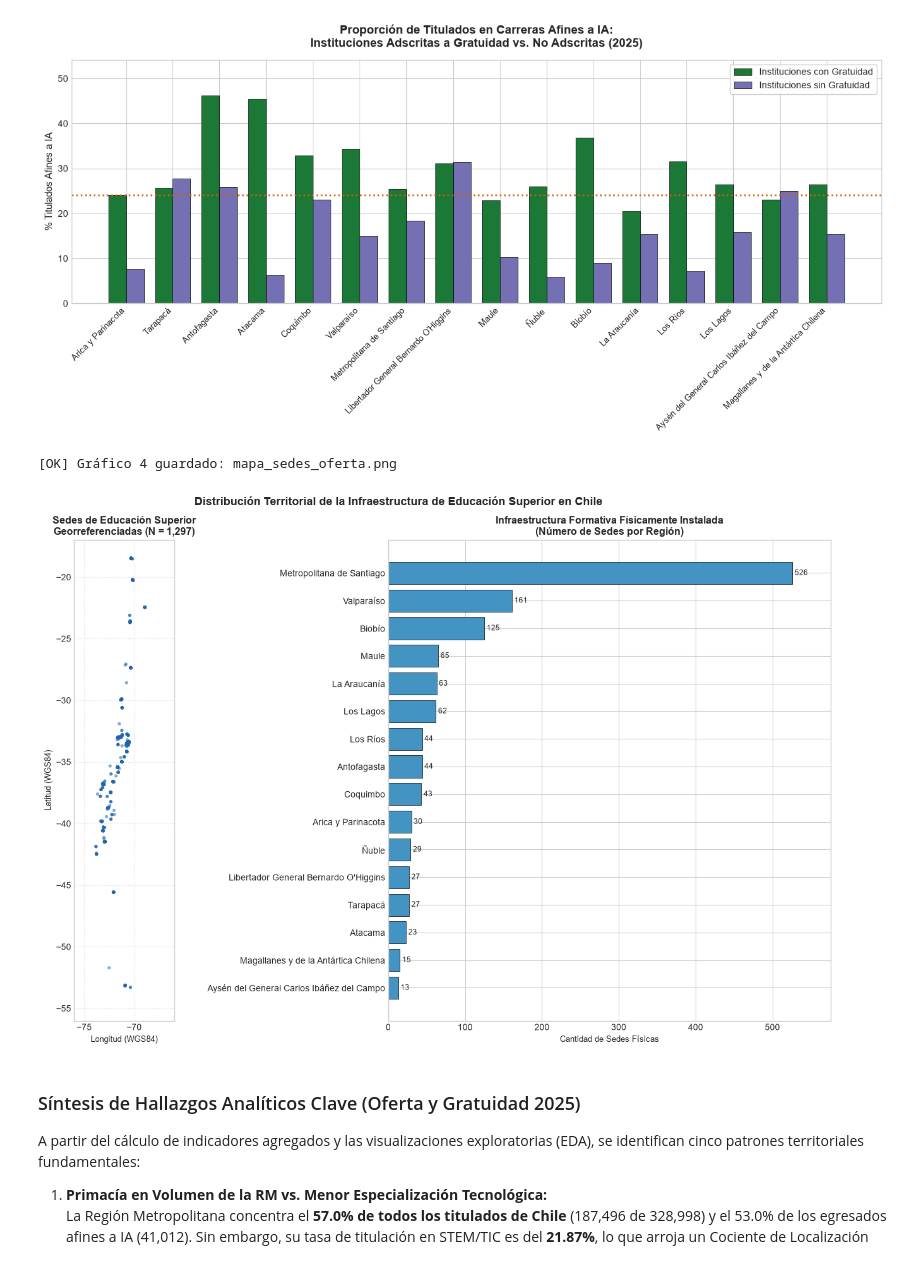
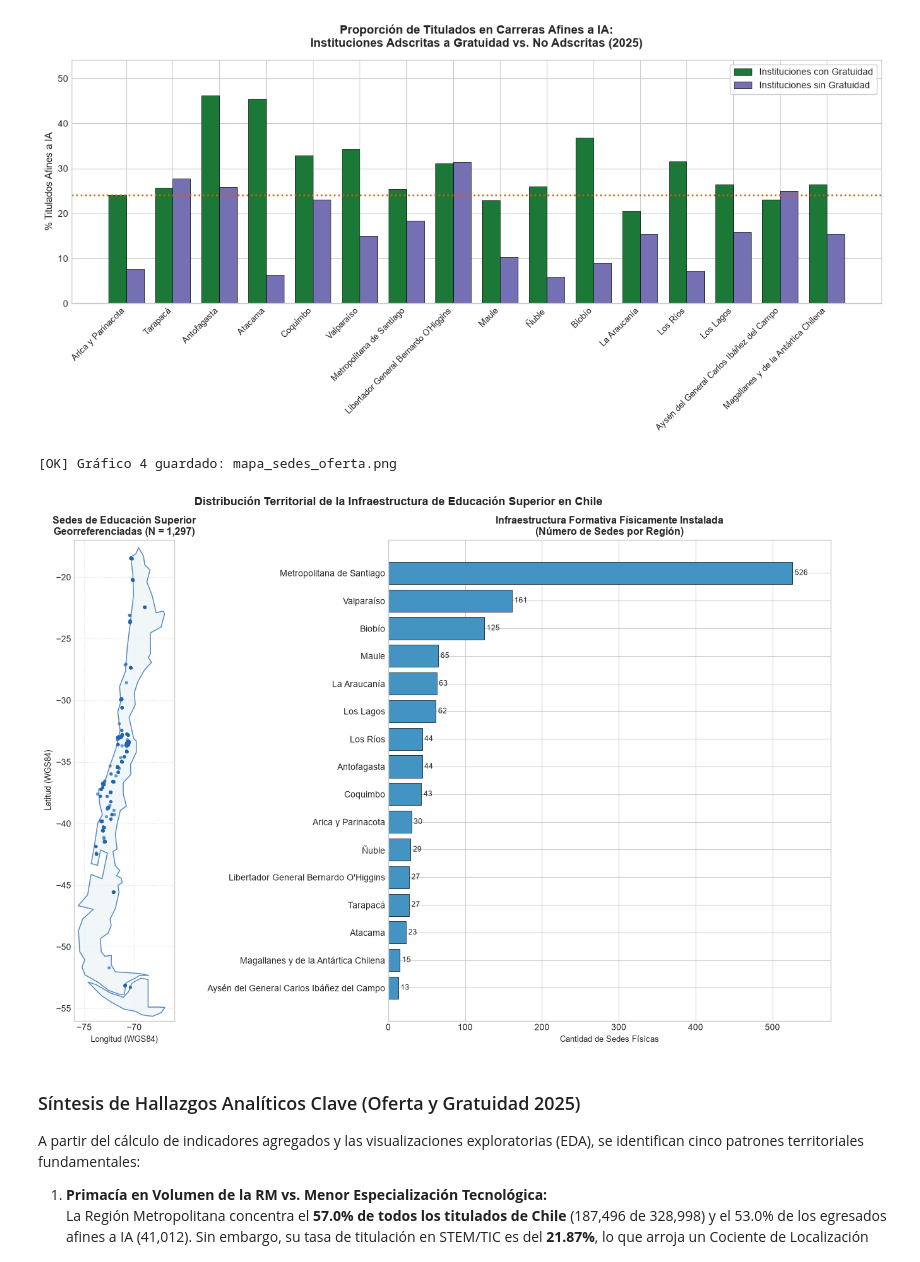
Before and after one commit to YnnySA/match-regional-ia-chile, a Jupyter notebook: notebooks/sprint1_match_ia_regional.ipynb, the cells around one changed output. Cells and saved outputs as stored; diff of their text form; code cells hidden in the pictures.

```diff
--- a/notebooks/sprint1_match_ia_regional.ipynb
+++ b/notebooks/sprint1_match_ia_regional.ipynb
@@ -679,35 +679,39 @@ plt.show()
 # Gráfico 4: Distribución Espacial de Sedes y Oferta Territorial con GeoPandas
 fig, (ax_map, ax_bar) = plt.subplots(1, 2, figsize=(14, 9), gridspec_kw={'width_ratios': [1, 1.4]})
 
 # Panel Izquierdo: Mapa de Puntos de Sedes Georreferenciadas
-gdf_sedes.plot(ax=ax_map, markersize=14, color='#2166ac', alpha=0.55, edgecolor='none')
+chile_outline_path = PROCESSED_DIR / 'chile_outline.geojson'
+if chile_outline_path.exists():
+    chile_outline = gpd.read_file(chile_outline_path)
+    chile_outline.plot(ax=ax_map, facecolor='#edf3f8', edgecolor='#2166ac', linewidth=1.1, alpha=0.75, zorder=1)
+gdf_sedes.plot(ax=ax_map, markersize=14, color='#2166ac', alpha=0.65, edgecolor='none', zorder=2)
 ax_map.set_title('Sedes de Educación Superior\nGeorreferenciadas (N = 1,297)', fontsize=11.5, weight='bold')
 ax_map.set_xlabel('Longitud (WGS84)', fontsize=9.5)
 ax_map.set_ylabel('Latitud (WGS84)', fontsize=9.5)
 ax_map.set_xlim(-76, -66)
 ax_map.set_ylim(-56, -17)
 ax_map.grid(True, linestyle=':', alpha=0.6)
 
 # Panel Derecho: Cantidad de Sedes vs. Titulados Afines por Región
 df_geo_plot = indicadores_oferta_region.sort_values('n_sedes', ascending=True)
 bars_sedes = ax_bar.barh(df_geo_plot['region_nombre'], df_geo_plot['n_sedes'], color='#4393c3', edgecolor='black', linewidth=0.5)
 for bar in bars_sedes:
     w = bar.get_width()
     ax_bar.text(w + 3, bar.get_y() + bar.get_height() / 2, f"{int(w)}", va='center', ha='left', fontsize=8.5)
 
 ax_bar.set_title('Infraestructura Formativa Físicamente Instalada\n(Número de Sedes por Región)', fontsize=11.5, weight='bold')
 ax_bar.set_xlabel('Cantidad de Sedes Físicas', fontsize=9.5)
 ax_bar.set_xlim(0, max(df_geo_plot['n_sedes']) + 50)
 
 fig.suptitle('Distribución Territorial de la Infraestructura de Educación Superior en Chile', fontsize=13, weight='bold', y=0.98)
 fig.tight_layout()
 fig_path_mapa = REPORTS_DIR / 'mapa_sedes_oferta.png'
 fig.savefig(fig_path_mapa, dpi=300, bbox_inches='tight')
 print(f"[OK] Gráfico 4 guardado: {fig_path_mapa.name}")
 plt.show()
 # %% [output]
 [OK] Gráfico 4 guardado: mapa_sedes_oferta.png
-[figure, old version]
+[figure, new version]
 # %% [markdown]
 ### Síntesis de Hallazgos Analíticos Clave (Oferta y Gratuidad 2025)
 
```
Also changed, not shown: parts of 7 cells of this notebook, 22 other files.
